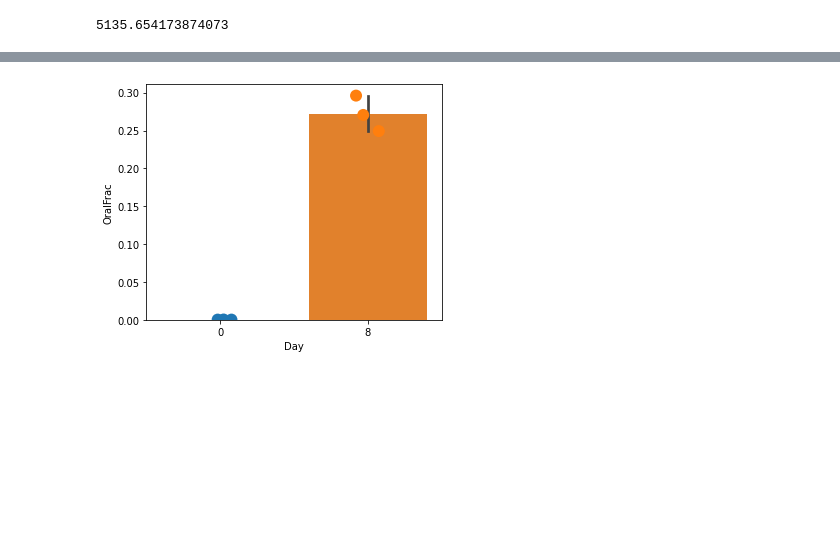
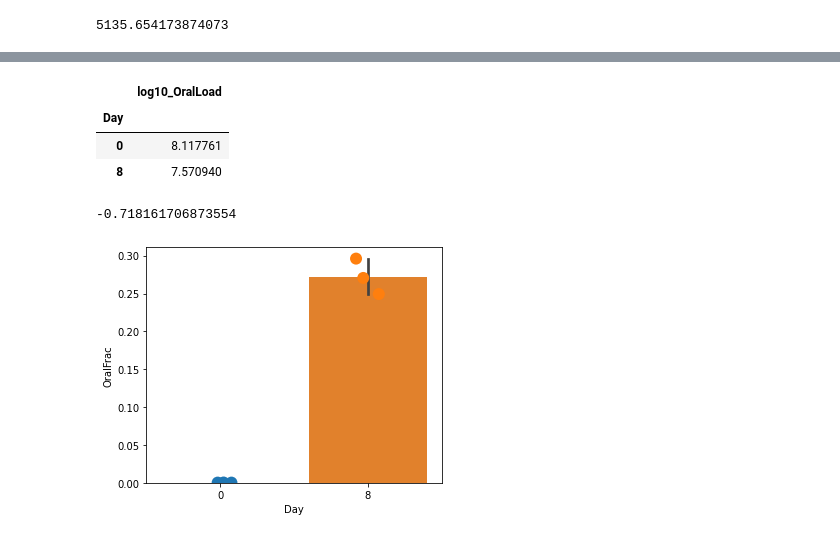
Before and after one commit to liaochen1988/Manuscript_oral_bacteria_in_feces, a Jupyter notebook: codes/validation_mouse_experiments/AVN_paired_Djukovic_2022/main_analysis.ipynb, the cells around one changed output, grey strips where cells are left out. Saved outputs shown, nothing was run; the diff lists cells and outputs as text; code cells hidden in the pictures; blank space fills up the shorter version.

```diff
--- a/codes/validation_mouse_experiments/AVN_paired_Djukovic_2022/main_analysis.ipynb
+++ b/codes/validation_mouse_experiments/AVN_paired_Djukovic_2022/main_analysis.ipynb
@@ -467,3 +467,14 @@ fig.savefig("oral_bacterial_loads.svg", dpi=600, bbox_inches='tight')
+# %%
+df_meta_oral2[df_meta_oral2.BodySite!='Oral'][['Day','log10_OralLoad']].groupby('Day').agg(np.mean)
+# %% [output]
+|  | log10_OralLoad |
+| Day |  |
+| 0 | 8.117761 |
+| 8 | 7.570940 |
+# %%
+(10**7.57-10**8.12)/10**8.12
+# %% [output]
+-0.718161706873554
 # %%
 fig, ax = plt.subplots(figsize=(5,4))
 _ = sns.barplot(x="Day", y="OralFrac", data=df_meta_oral2[df_meta_oral2.BodySite!='Oral'], ax=ax)
```
Also changed, not shown: parts of 5 cells of this notebook, 26 other files.
